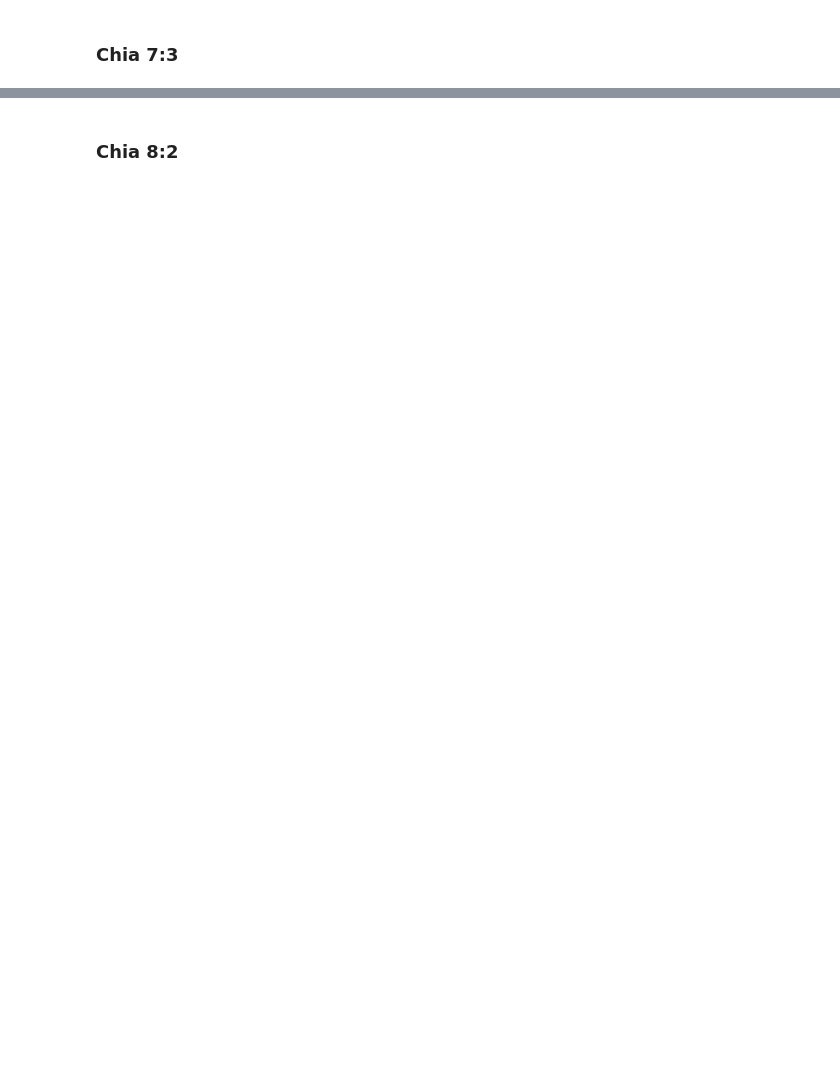
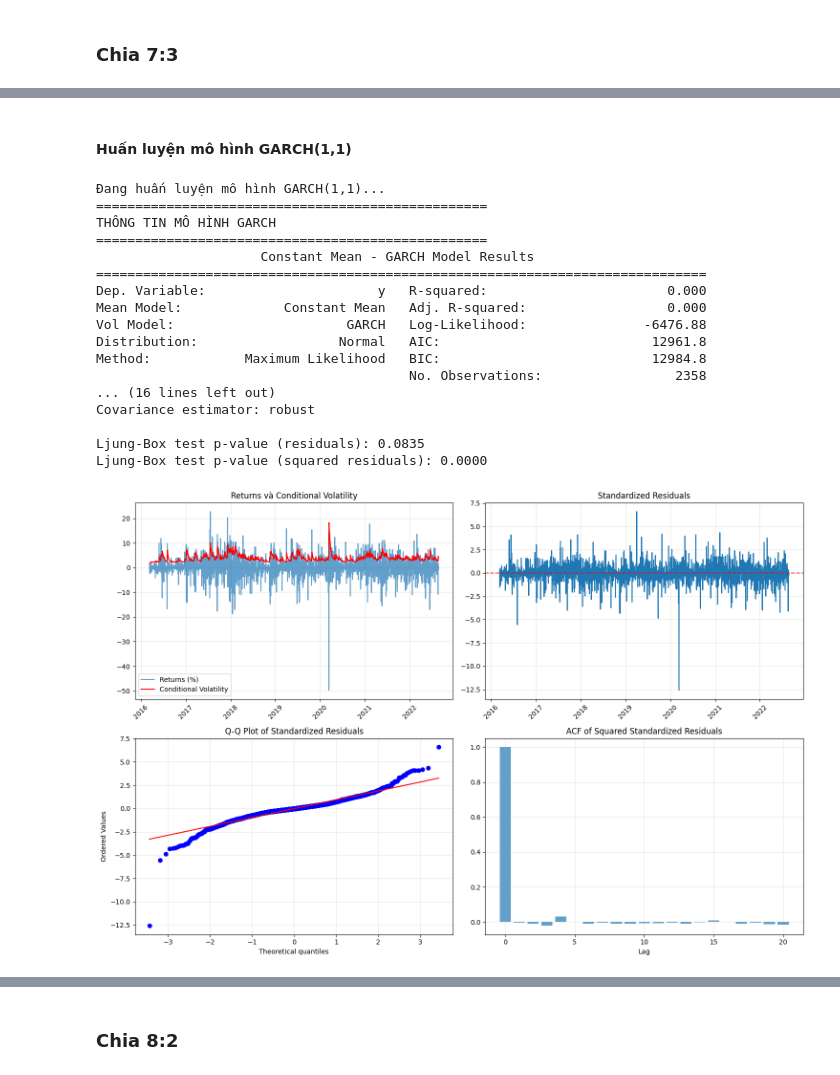
Before and after one commit to trinhtrinh342004/Cryptocurrency-Price-Prediction, a Jupyter notebook: Cryptocurrency/Model/GARCH.ipynb, the cells around one changed output, grey strips where cells are left out. Saved outputs shown, nothing was run; the diff lists cells and outputs as text; code cells hidden in the pictures; blank space fills up the shorter version.

```diff
--- a/Cryptocurrency/Model/GARCH.ipynb
+++ b/Cryptocurrency/Model/GARCH.ipynb
@@ -132,0 +189,35 @@ MSE: 3527540.057500651
+# %%
+def build_garch_model(returns_data, p=1, q=1):
+    # Nhân returns với 100 để có scale phù hợp
+    returns_scaled = returns_data * 100
+
+    # Tạo mô hình GARCH
+    model = arch_model(returns_scaled, vol='Garch', p=p, q=q, dist='normal')
+
+    # Fit mô hình
+    fitted_model = model.fit(disp='off')
+
+    return fitted_model, model
+
+def evaluate_garch_model(fitted_model):
+    """
+    Đánh giá mô hình GARCH
+    """
+    print("="*50)
+    print("THÔNG TIN MÔ HÌNH GARCH")
+    print("="*50)
+    print(fitted_model.summary())
+
+    # Kiểm tra phần dư
+    residuals = fitted_model.resid
+    standardized_residuals = residuals / fitted_model.conditional_volatility
+
+    # Ljung-Box test cho phần dư
+    lb_result = acorr_ljungbox(residuals, lags=10, return_df=True)
+    print(f"\nLjung-Box test p-value (residuals): {lb_result['lb_pvalue'].iloc[-1]:.4f}")
+
+    # Ljung-Box test cho phần dư bình phương
+    lb_result_sq = acorr_ljungbox(residuals**2, lags=10, return_df=True)
+    print(f"Ljung-Box test p-value (squared residuals): {lb_result_sq['lb_pvalue'].iloc[-1]:.4f}")
+
+    return fitted_model.aic, fitted_model.bic
@@ -132,0 +299,31 @@ MSE: 3527540.057500651
+# %% [markdown]
+#### Huấn luyện mô hình GARCH(1,1)
+# %%
+# Fit mô hình GARCH(1,1) cho tập train
+print("Đang huấn luyện mô hình GARCH(1,1)...")
+fitted_garch, garch_model = build_garch_model(train_returns, p=1, q=1)
+
+# Đánh giá mô hình
+aic, bic = evaluate_garch_model(fitted_garch)
+
+# Vẽ biểu đồ chẩn đoán với train_returns và train_data index
+plot_garch_diagnostics(fitted_garch, train_returns, train_data.index)
+# %% [output]
+Đang huấn luyện mô hình GARCH(1,1)...
+==================================================
+THÔNG TIN MÔ HÌNH GARCH
+==================================================
+                     Constant Mean - GARCH Model Results
+==============================================================================
+Dep. Variable:                      y   R-squared:                       0.000
+Mean Model:             Constant Mean   Adj. R-squared:                  0.000
+Vol Model:                      GARCH   Log-Likelihood:               -6476.88
+Distribution:                  Normal   AIC:                           12961.8
+Method:            Maximum Likelihood   BIC:                           12984.8
+                                        No. Observations:                 2358
+... (16 lines left out)
+Covariance estimator: robust
+
+Ljung-Box test p-value (residuals): 0.0835
+Ljung-Box test p-value (squared residuals): 0.0000
+[figure, added]
```
Also changed, not shown: parts of 176 cells of this notebook, 14 other files.
